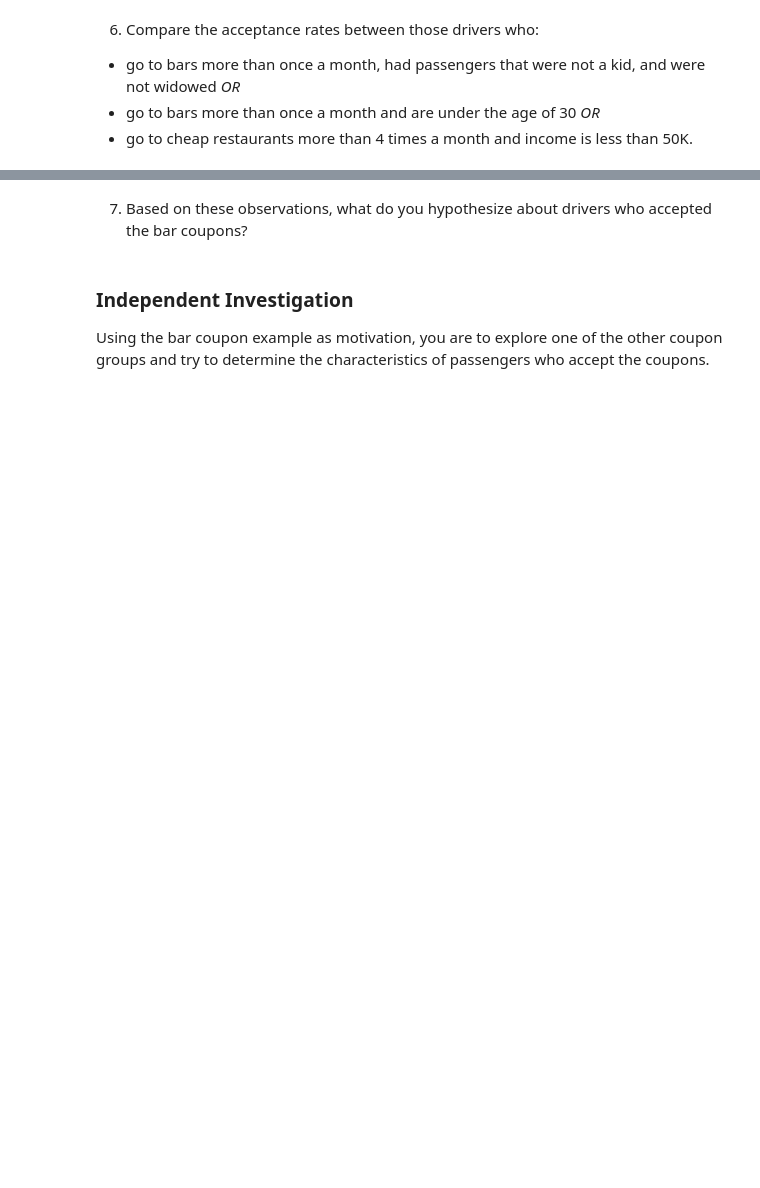
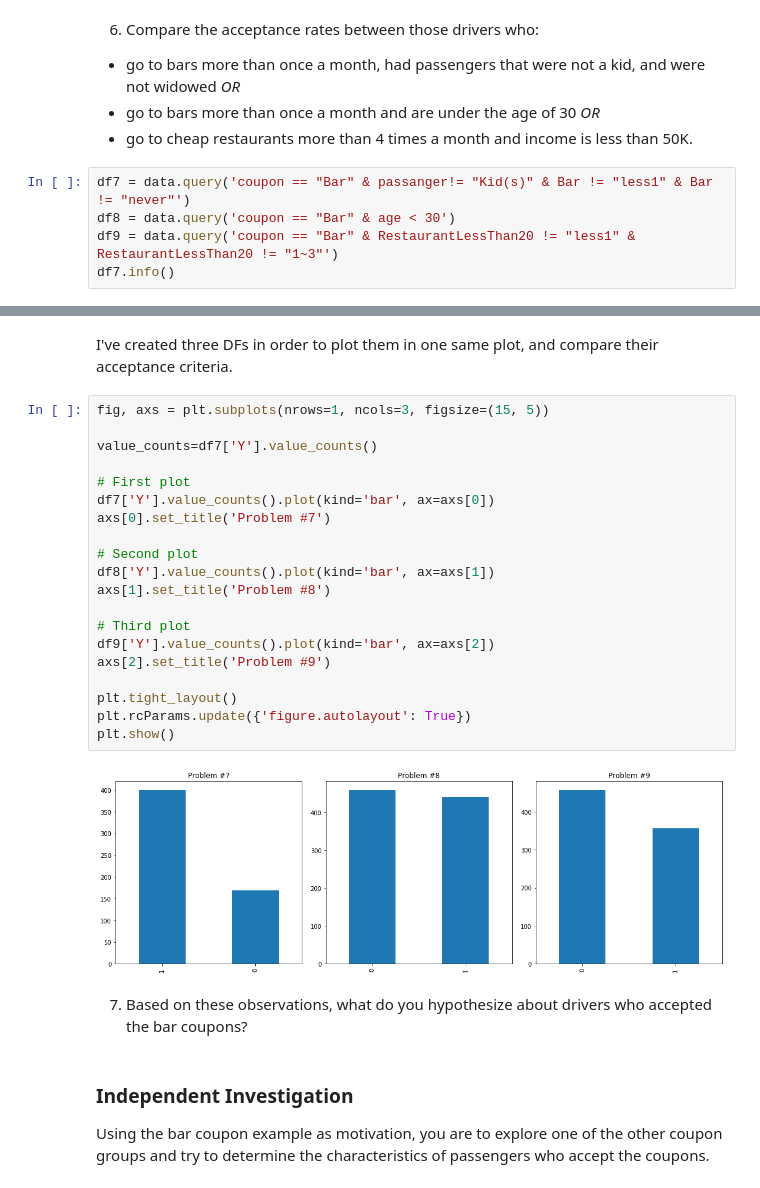
Before and after one commit to rubendario117/AI-ML, a Jupyter notebook: assignment_5_1_starter/prompt.ipynb, the cells around one changed output, grey strips where cells are left out. Drawn from its saved outputs; the diff is of its cells as text; blank space fills up the shorter version.

```diff
--- a/assignment_5_1_starter/prompt.ipynb
+++ b/assignment_5_1_starter/prompt.ipynb
@@ -426,3 +477,8 @@ Name: Y, dtype: float64
 - go to bars more than once a month, had passengers that were not a kid, and were not widowed *OR*
 - go to bars more than once a month and are under the age of 30 *OR*
 - go to cheap restaurants more than 4 times a month and income is less than 50K.
+# %%
+df7 = data.query('coupon == "Bar" & passanger!= "Kid(s)" & Bar != "less1" & Bar != "never"')
+df8 = data.query('coupon == "Bar" & age < 30')
+df9 = data.query('coupon == "Bar" & RestaurantLessThan20 != "less1" & RestaurantLessThan20 != "1~3"')
+df7.info()
@@ -429,3 +503,27 @@ Name: Y, dtype: float64
+# %% [markdown]
+I've created three DFs in order to plot them in one same plot, and compare their acceptance criteria.
+# %%
+fig, axs = plt.subplots(nrows=1, ncols=3, figsize=(15, 5))
+
+value_counts=df7['Y'].value_counts()
+
+# First plot
+df7['Y'].value_counts().plot(kind='bar', ax=axs[0])
+axs[0].set_title('Problem #7')
+
+# Second plot
+df8['Y'].value_counts().plot(kind='bar', ax=axs[1])
+axs[1].set_title('Problem #8')
+
+# Third plot
+df9['Y'].value_counts().plot(kind='bar', ax=axs[2])
+axs[2].set_title('Problem #9')
+
+plt.tight_layout()
+plt.rcParams.update({'figure.autolayout': True})
+plt.show()
+# %% [output]
+[figure, added]
 # %% [markdown]
 7.  Based on these observations, what do you hypothesize about drivers who accepted the bar coupons?
 # %% [markdown]
```
Also changed, not shown: parts of 18 cells of this notebook.
